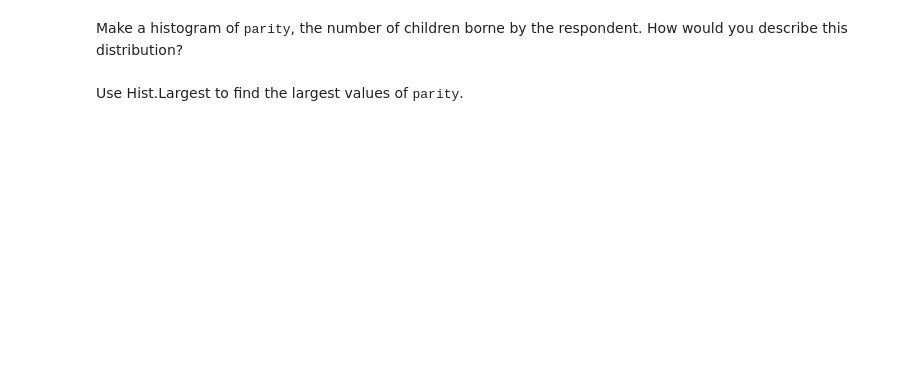
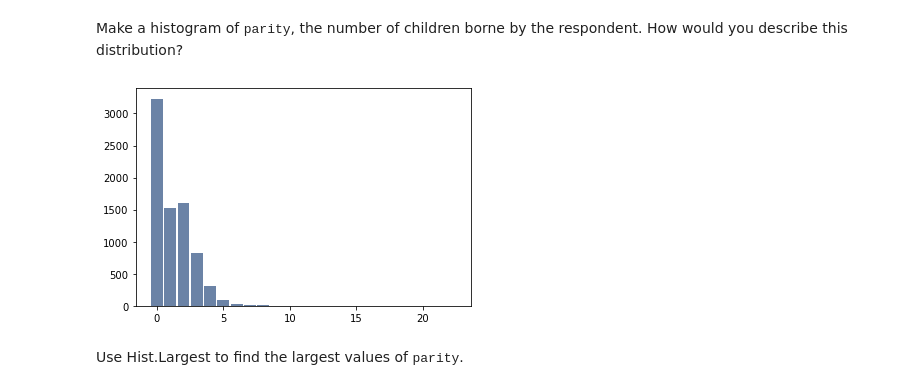
Before and after one commit to robert-impey/ThinkStats2, a Jupyter notebook: code/chap02ex.ipynb, the cells around one changed output. Cells and saved outputs as stored; diff of their text form; code cells hidden in the pictures; blank space fills up the shorter version.

```diff
--- a/code/chap02ex.ipynb
+++ b/code/chap02ex.ipynb
@@ -277,2 +284,7 @@ Make a histogram of <tt>parity</tt>, the number of children borne by the respond
+# %%
+parity_hist = thinkstats2.Hist(resp["parity"])
+thinkplot.Hist(parity_hist)
+# %% [output]
+[figure, added]
 # %% [markdown]
 Use Hist.Largest to find the largest values of <tt>parity</tt>.
```
Also changed, not shown: parts of 13 cells of this notebook.
